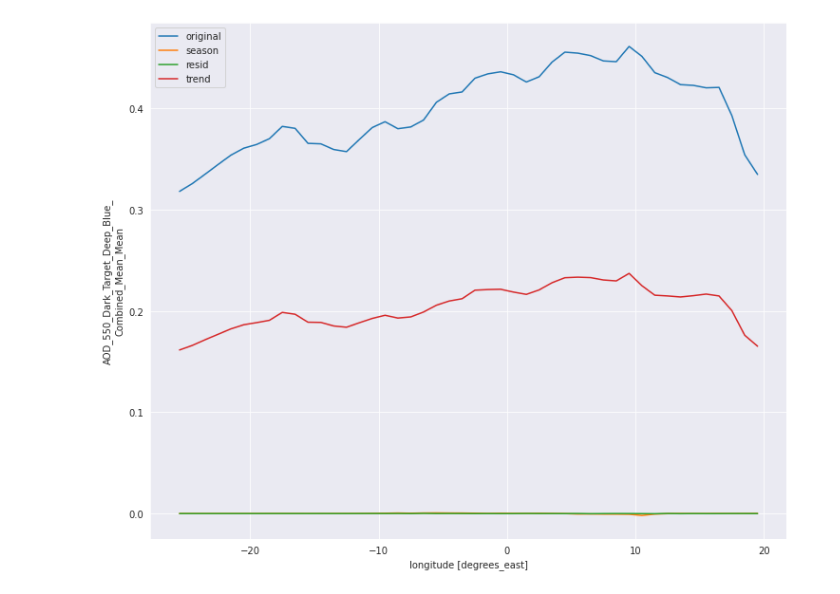
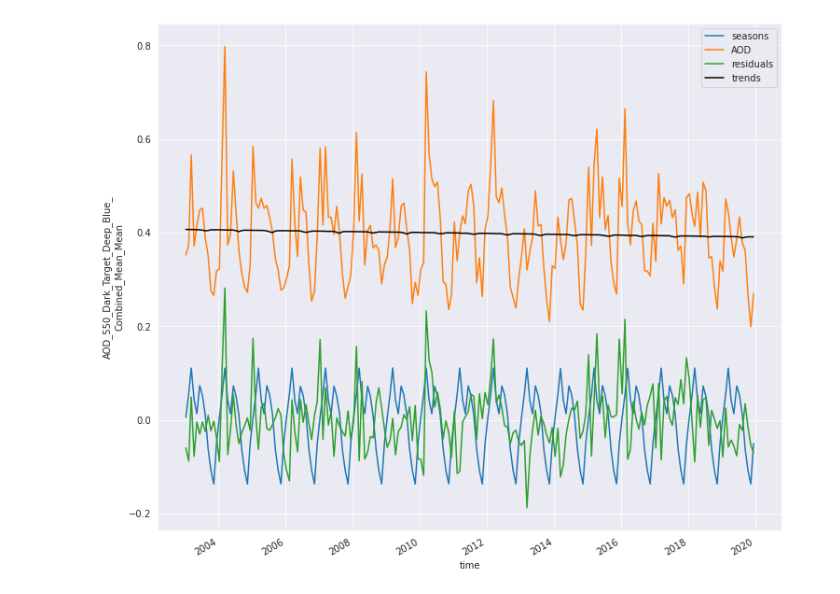
Before and after one commit to Adjoa930/Aerosols, a Jupyter notebook: research.ipynb, the cells around one changed output. Drawn from its saved outputs; the diff is of its cells as text; code cells hidden in the pictures.

```diff
--- a/research.ipynb
+++ b/research.ipynb
@@ -13,9 +13,11 @@ ds1 = xr.open_dataset('West_Africa_aqua2.nc')
 ds2 = xr.open_dataset('seasonal.nc')
 ds3 = xr.open_dataset('residual.nc')
 ds4 = xr.open_dataset('trends.nc')
+ds5 = xr.open_dataset('trend_estimate.nc')
 # %%
 #select the variables
 AOD = ds1['AOD_550_Dark_Target_Deep_Blue_Combined_Mean_Mean']
 season = ds2['AOD_550_Dark_Target_Deep_Blue_Combined_Mean_Mean']
 resid = ds3['AOD_550_Dark_Target_Deep_Blue_Combined_Mean_Mean']
 trend = ds4['AOD_550_Dark_Target_Deep_Blue_Combined_Mean_Mean']
+inter = ds5['AOD_550_Dark_Target_Deep_Blue_Combined_Mean_Mean']
@@ -32,12 +24,17 @@ A1 = A.mean(dim = 'time')
+# %%
+seas = season.mean(dim=('lon','lat'))
+orig = AOD.mean(dim=('lon','lat'))
+res = resid.mean(dim=('lon','lat'))
+tre = inter.mean(dim=('lon','lat'))
 # %%
 fig = plt.figure(figsize=(12,10))
-A1.plot(label = 'original')
-s1.plot(label = 'season')
-r1.plot(label = 'resid')
-tr1.plot(label ='trend' )
+seas.plot(label = 'seasons')
+orig.plot(label = 'AOD')
+res.plot(label = 'residuals')
+tre.plot(color ='black', label = 'trends')
 plt.legend(loc='best')
-plt.savefig('trends.png')
+plt.savefig('plot1.png')
 # %% [output]
-[figure, old version]
+[figure, new version]
 # %%
 # %% [output]
```
Also changed, not shown: parts of 3 cells of this notebook, 3 other files.
